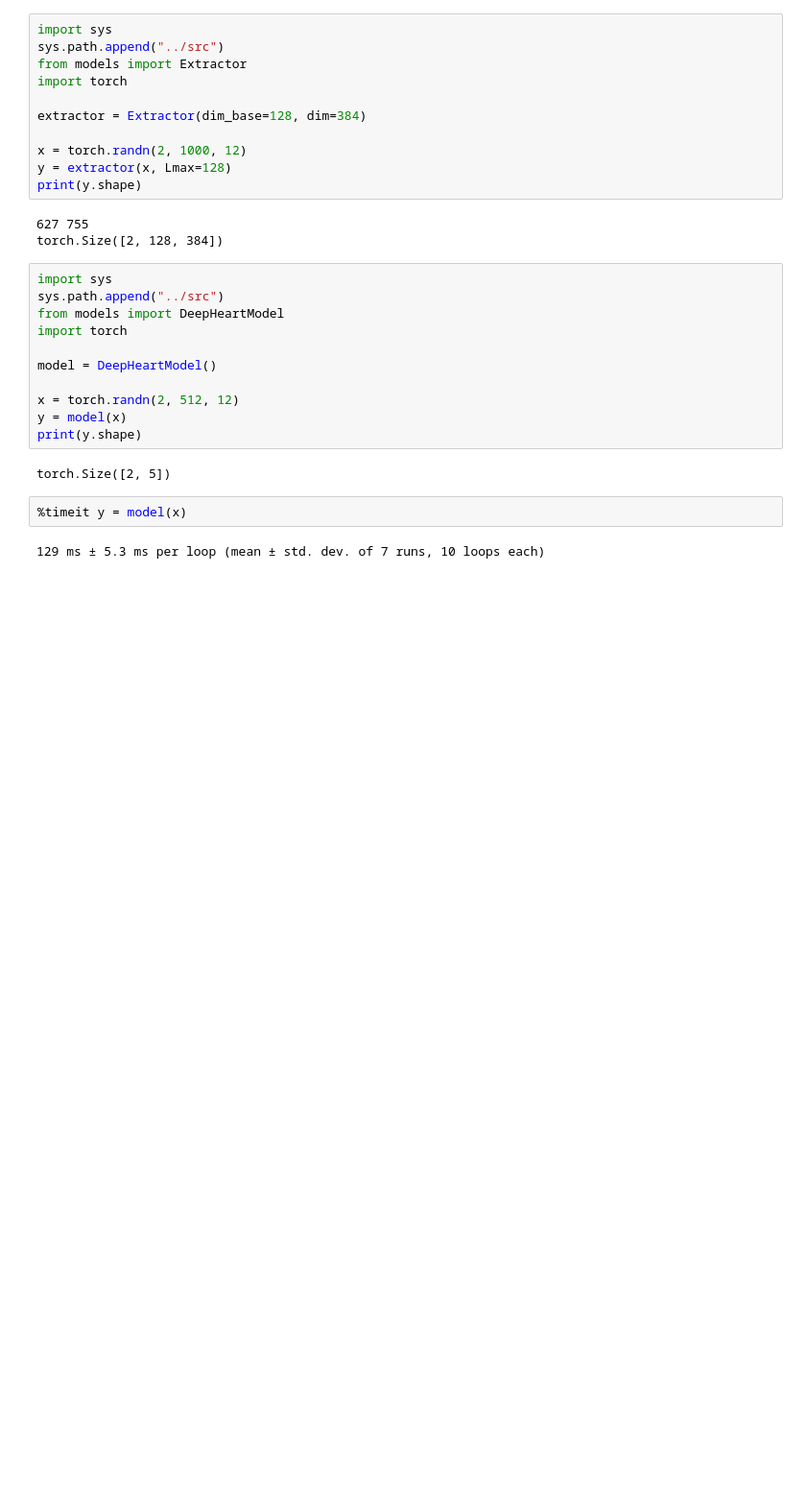
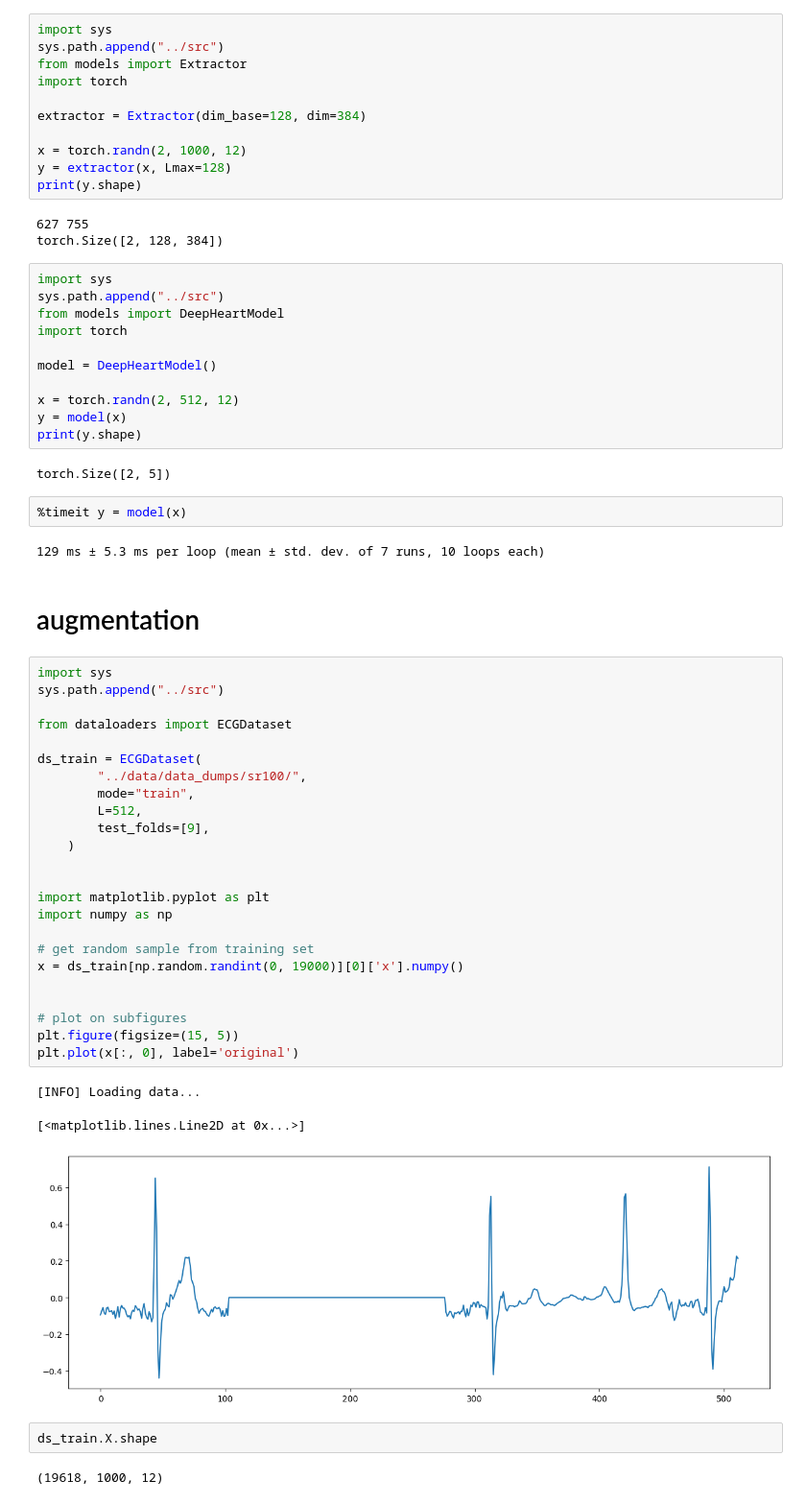
Before and after one commit to viktorcikojevic/heart-beat-ML, a Jupyter notebook: notebooks/debug.ipynb, the cells around one changed output. Shown at 96% size. Drawn from its saved outputs; the diff is of its cells as text; blank space fills up the shorter version.

```diff
--- a/notebooks/debug.ipynb
+++ b/notebooks/debug.ipynb
@@ -206,3 +206,37 @@ torch.Size([2, 5])
 %timeit y = model(x)
 # %% [output]
 129 ms ± 5.3 ms per loop (mean ± std. dev. of 7 runs, 10 loops each)
+# %% [markdown]
+# augmentation
+# %%
+import sys
+sys.path.append("../src")
+
+from dataloaders import ECGDataset
+
+ds_train = ECGDataset(
+        "../data/data_dumps/sr100/",
+        mode="train",
+        L=512,
+        test_folds=[9],
+    )
+
+
+import matplotlib.pyplot as plt
+import numpy as np
+
+# get random sample from training set
+x = ds_train[np.random.randint(0, 19000)][0]['x'].numpy()
+
+
+# plot on subfigures
+plt.figure(figsize=(15, 5))
+plt.plot(x[:, 0], label='original')
+# %% [output]
+[INFO] Loading data...
+[<matplotlib.lines.Line2D at 0x...>]
+[figure, added]
+# %%
+ds_train.X.shape
+# %% [output]
+(19618, 1000, 12)
```
Also changed, not shown: parts of 4 cells of this notebook, 6 other files.
